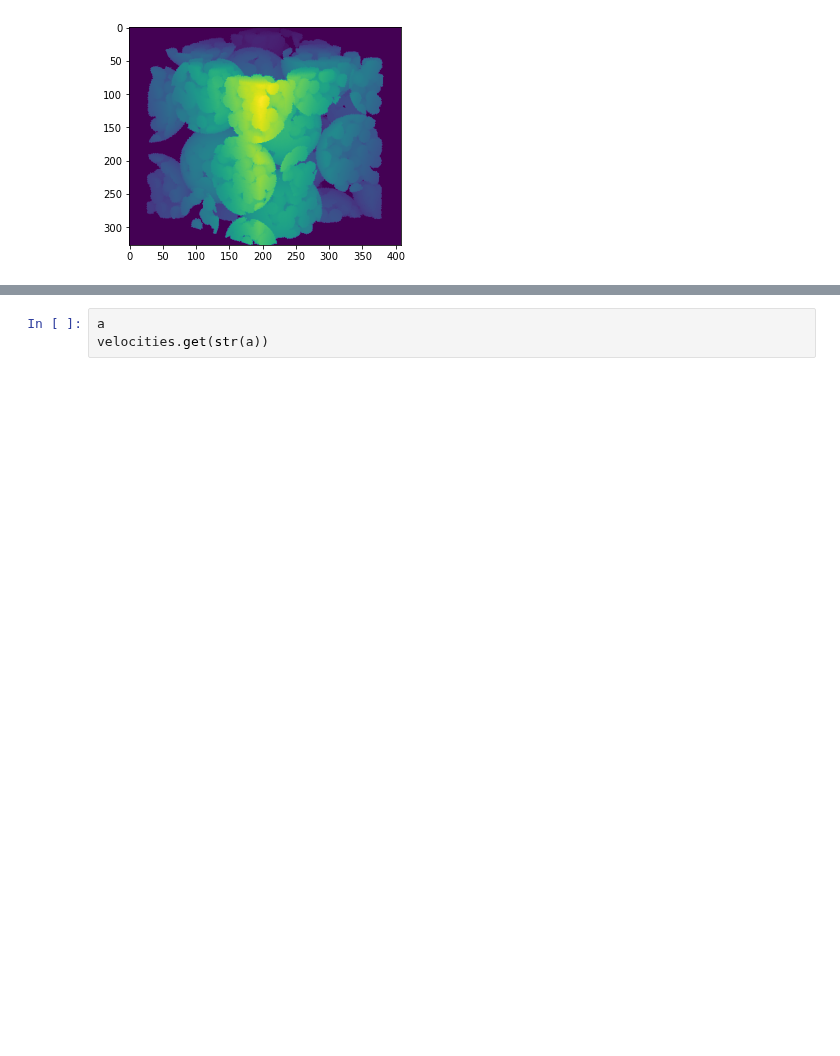
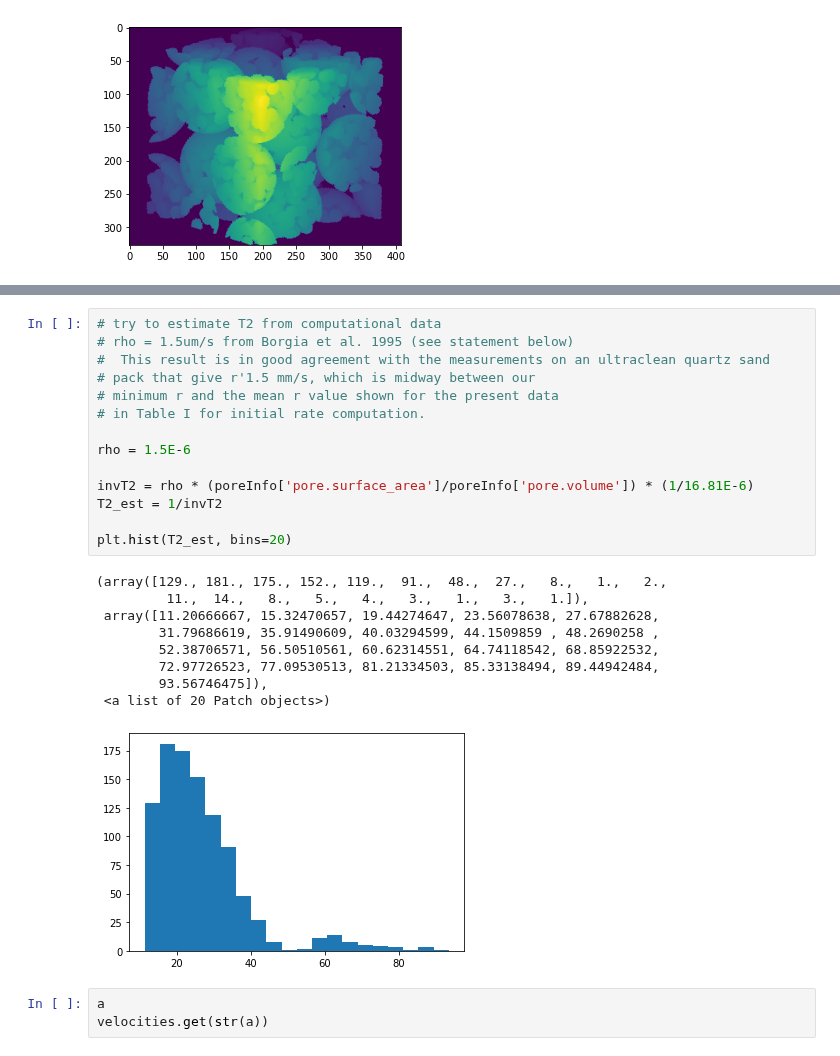
Before and after one commit to akkendrick/LABMOPS, a Jupyter notebook: analyze3Dsim.ipynb, the cells around one changed output, grey strips where cells are left out. Cells and saved outputs as stored; diff of their text form; blank space fills up the shorter version.

```diff
--- a/analyze3Dsim.ipynb
+++ b/analyze3Dsim.ipynb
@@ -194,3 +236,27 @@ plt.scatter(poreDiamVec,velNormPoreVec)
+# %%
+# try to estimate T2 from computational data
+# rho = 1.5um/s from Borgia et al. 1995 (see statement below)
+#  This result is in good agreement with the measurements on an ultraclean quartz sand
+# pack that give r'1.5 mm/s, which is midway between our
+# minimum r and the mean r value shown for the present data
+# in Table I for initial rate computation.
+
+rho = 1.5E-6
+
+invT2 = rho * (poreInfo['pore.surface_area']/poreInfo['pore.volume']) * (1/16.81E-6)
+T2_est = 1/invT2
+
+plt.hist(T2_est, bins=20)
+# %% [output]
+(array([129., 181., 175., 152., 119.,  91.,  48.,  27.,   8.,   1.,   2.,
+         11.,  14.,   8.,   5.,   4.,   3.,   1.,   3.,   1.]),
+ array([11.20666667, 15.32470657, 19.44274647, 23.56078638, 27.67882628,
+        31.79686619, 35.91490609, 40.03294599, 44.1509859 , 48.2690258 ,
+        52.38706571, 56.50510561, 60.62314551, 64.74118542, 68.85922532,
+        72.97726523, 77.09530513, 81.21334503, 85.33138494, 89.44942484,
+        93.56746475]),
+ <a list of 20 Patch objects>)
+[figure, added]
 # %%
 a
 velocities.get(str(a))
```
Also changed, not shown: parts of 11 cells of this notebook.
